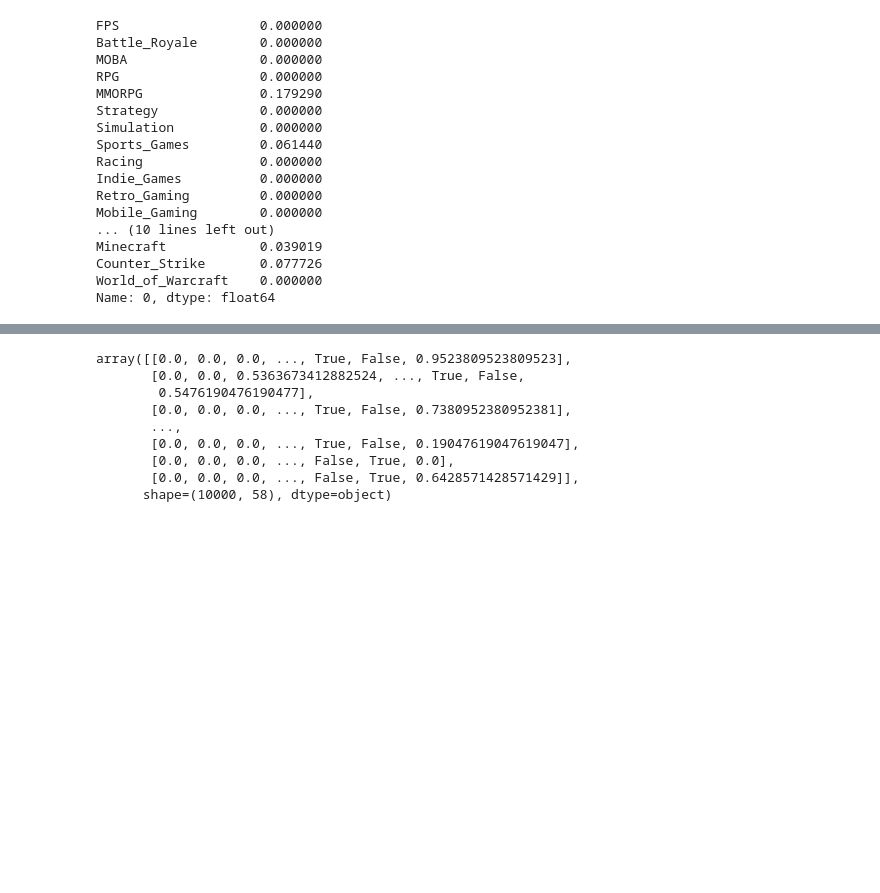
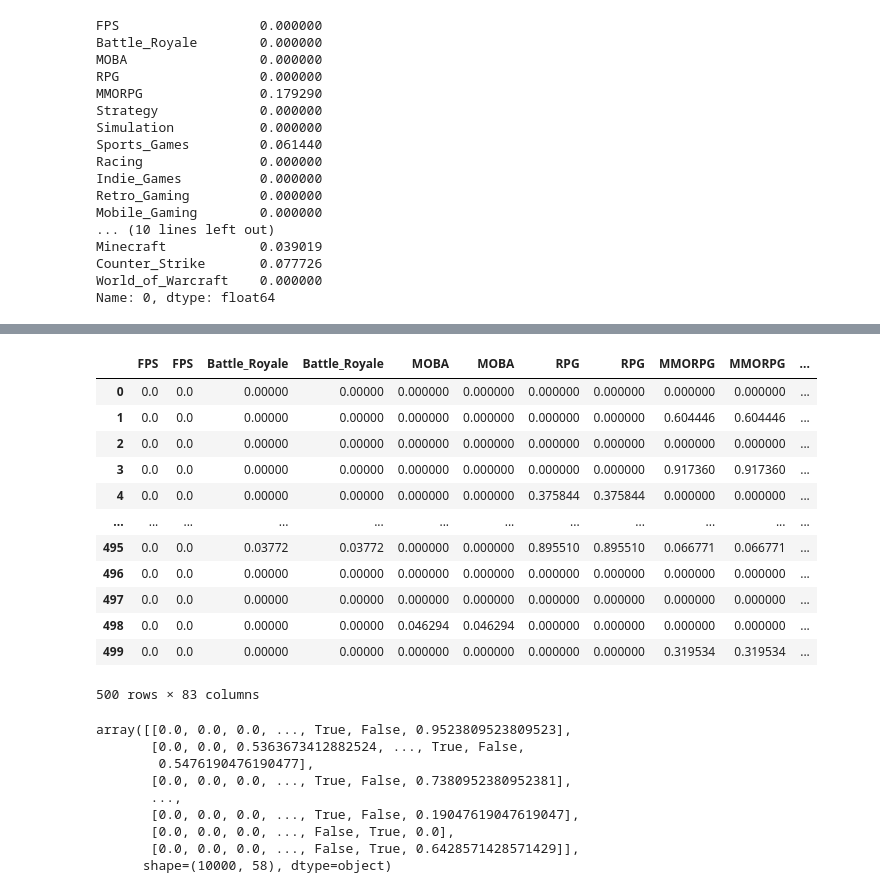
Before and after one commit to Allanvtr/ads-recommendation-system, a Jupyter notebook: notebook/01_prototipo_modelo_simples.ipynb, the cells around one changed output, grey strips where cells are left out. Cells and saved outputs as stored; diff of their text form; code cells hidden in the pictures; blank space fills up the shorter version.

```diff
--- a/notebook/01_exploracao.ipynb
+++ b/notebook/01_prototipo_modelo_simples.ipynb
@@ -368,3 +365,19 @@ FINAL_FEATURE_COLUMNS = (
+# %%
+ads[FINAL_FEATURE_COLUMNS]
+# %% [output]
+|  | FPS | FPS | Battle_Royale | Battle_Royale | MOBA | MOBA | RPG | RPG | MMORPG | MMORPG | ... |
+| 0 | 0.0 | 0.0 | 0.00000 | 0.00000 | 0.000000 | 0.000000 | 0.000000 | 0.000000 | 0.000000 | 0.000000 | ... |
+| 1 | 0.0 | 0.0 | 0.00000 | 0.00000 | 0.000000 | 0.000000 | 0.000000 | 0.000000 | 0.604446 | 0.604446 | ... |
+| 2 | 0.0 | 0.0 | 0.00000 | 0.00000 | 0.000000 | 0.000000 | 0.000000 | 0.000000 | 0.000000 | 0.000000 | ... |
+| 3 | 0.0 | 0.0 | 0.00000 | 0.00000 | 0.000000 | 0.000000 | 0.000000 | 0.000000 | 0.917360 | 0.917360 | ... |
+| 4 | 0.0 | 0.0 | 0.00000 | 0.00000 | 0.000000 | 0.000000 | 0.375844 | 0.375844 | 0.000000 | 0.000000 | ... |
+| ... | ... | ... | ... | ... | ... | ... | ... | ... | ... | ... | ... |
+| 495 | 0.0 | 0.0 | 0.03772 | 0.03772 | 0.000000 | 0.000000 | 0.895510 | 0.895510 | 0.066771 | 0.066771 | ... |
+| 496 | 0.0 | 0.0 | 0.00000 | 0.00000 | 0.000000 | 0.000000 | 0.000000 | 0.000000 | 0.000000 | 0.000000 | ... |
+| 497 | 0.0 | 0.0 | 0.00000 | 0.00000 | 0.000000 | 0.000000 | 0.000000 | 0.000000 | 0.000000 | 0.000000 | ... |
+| 498 | 0.0 | 0.0 | 0.00000 | 0.00000 | 0.046294 | 0.046294 | 0.000000 | 0.000000 | 0.000000 | 0.000000 | ... |
+| 499 | 0.0 | 0.0 | 0.00000 | 0.00000 | 0.000000 | 0.000000 | 0.000000 | 0.000000 | 0.319534 | 0.319534 | ... |
+500 rows × 83 columns
 # %%
 user_matrix = users[FINAL_FEATURE_COLUMNS].values
 ad_matrix = ads[FINAL_FEATURE_COLUMNS].values
```
Also changed, not shown: parts of 13 cells of this notebook.
